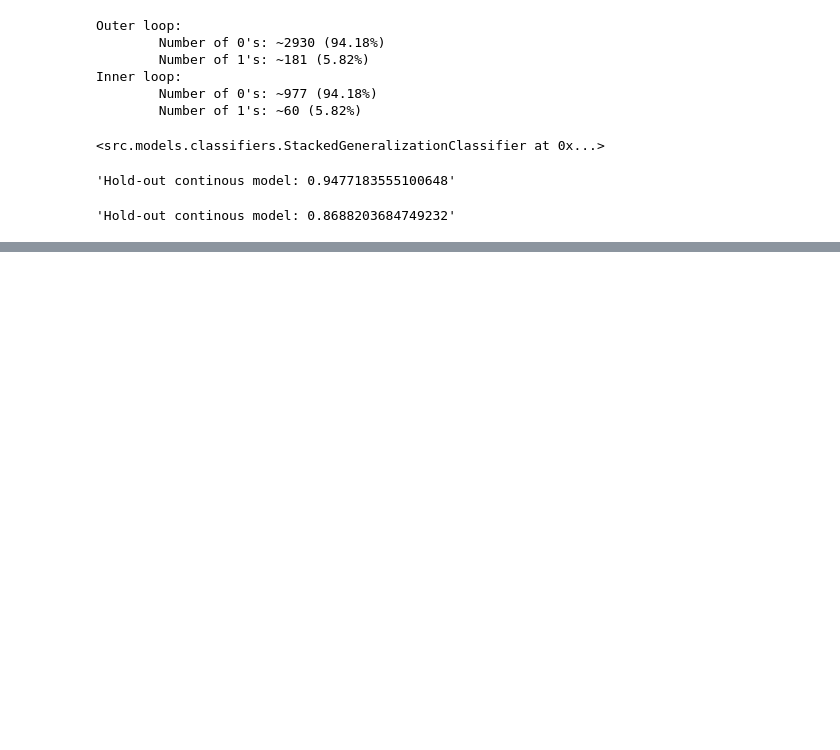
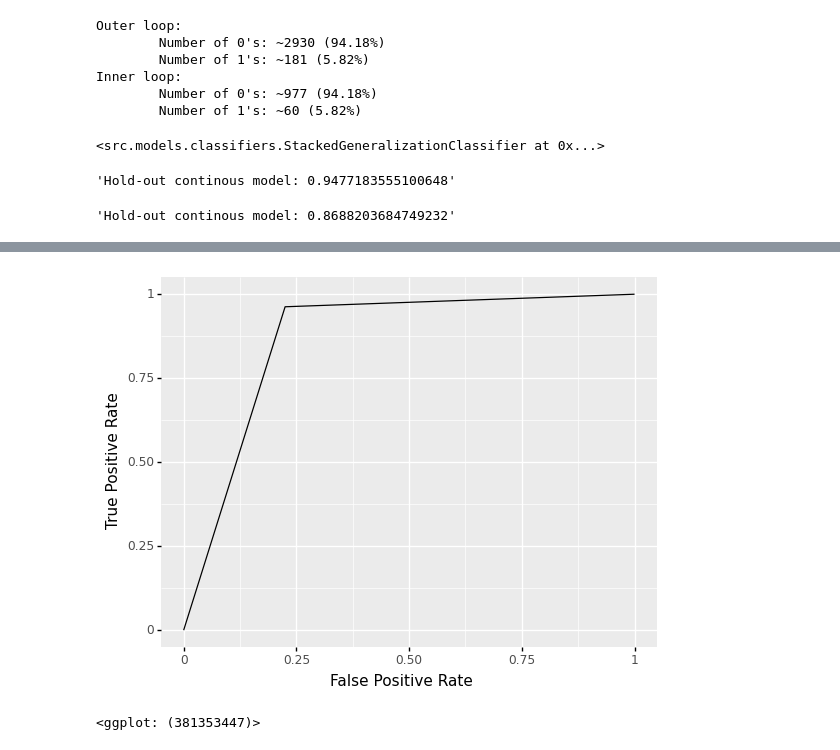
Before and after one commit to itslwg/pemett, a Jupyter notebook: notebooks/2.0-s30d-model-training.ipynb, the cells around one changed output, grey strips where cells are left out. Drawn from its saved outputs; the diff is of its cells as text; code cells hidden in the pictures; blank space fills up the shorter version.

```diff
--- a/notebooks/2.0-s30d-model-training.ipynb
+++ b/notebooks/2.0-s30d-model-training.ipynb
@@ -150,0 +158,5 @@ str(roc_auc_score(y_score = y_test_pred_cut, y_true = y_test)))
+# %%
+plot_roc(y_test, y_test_pred_cut)
+# %% [output]
+[figure, added]
+<ggplot: (381353447)>
```
Also changed, not shown: parts of 3 cells of this notebook, 1 other file.
